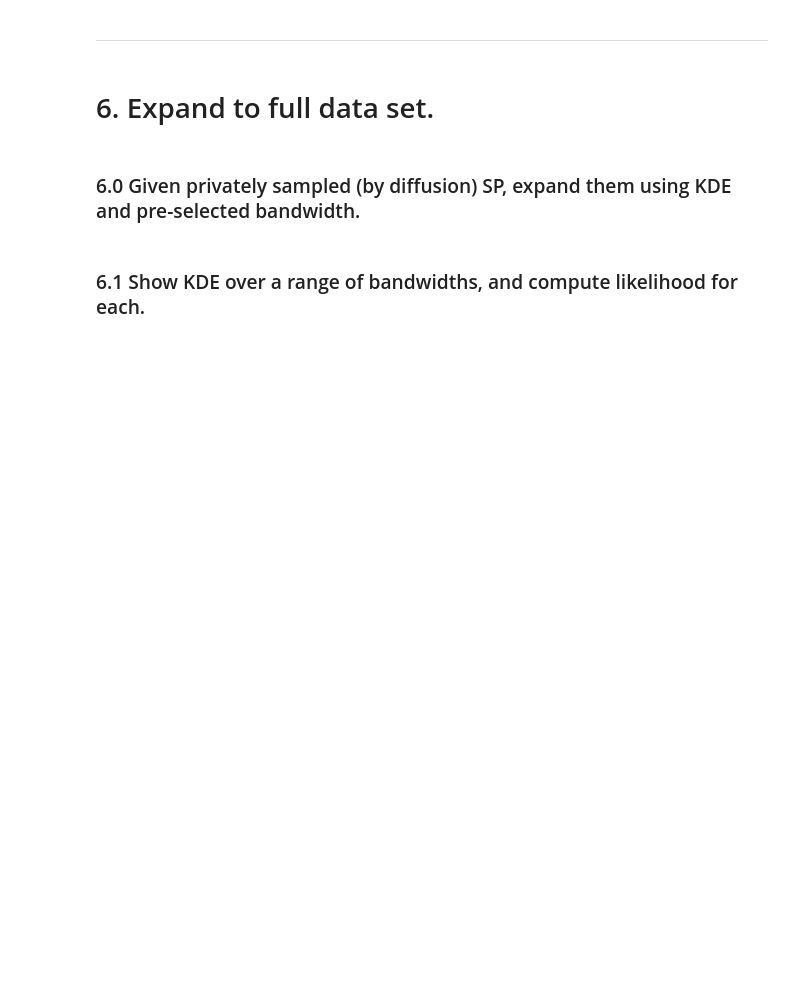
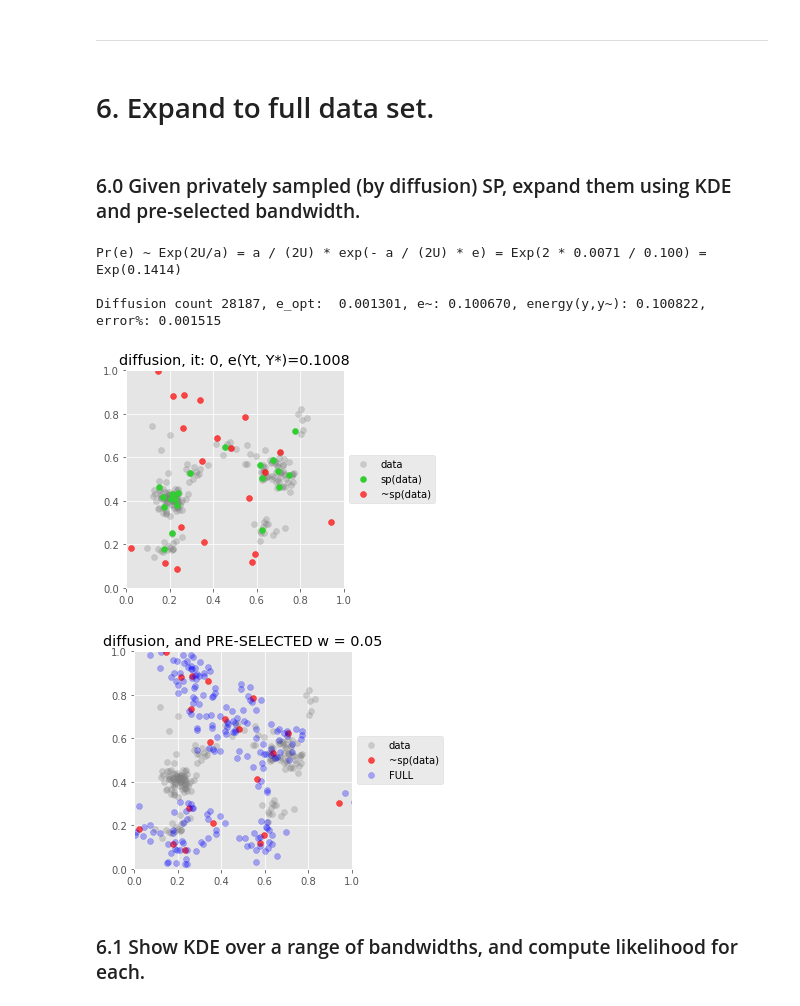
Before and after one commit to diesendruck/pv, a Jupyter notebook: mv_sp_privacy/src/sp_privacy.ipynb, the cells around one changed output. Drawn from its saved outputs; the diff is of its cells as text; code cells hidden in the pictures; blank space fills up the shorter version.

```diff
--- a/mv_sp_privacy/src/sp_privacy.ipynb
+++ b/mv_sp_privacy/src/sp_privacy.ipynb
@@ -50,7 +50,7 @@ MAX_ITER = 301                   # Num iterations in each support point optimiza
 LR = 0.01                        # Energy optimization learning rate. [1e-2]
 
 ENERGY_POWER = 2.                # Power for energy distance kernel.
-ALPHA = 1                        # Differential privacy level.
+ALPHA = .1                       # Differential privacy level.
 M = 200                          # Number of data points.
 N = 20                           # Number of support points.
 DIM = 2                          # Dimension of data.
@@ -161,27 +176,34 @@ ___
 # %%
 # Show data and y_tilde.
 NUM_Y_TILDES = 1
 METHOD = 'diffusion'
 BANDWIDTH = 0.05
 SAMPLE_SIZE = M
+STEP_SIZE = 2e-3
 
 (y_tilde,
  y_tilde_upsampled,
  y_tilde_expansion,
  energy_y_y_tilde) = sample_full_set_by_diffusion(e_opt, energy_sensitivity,
                                                   x, y_opt, STEP_SIZE, ALPHA,
                                                   BANDWIDTH, SAMPLE_SIZE)
 
 plt.scatter(x[:, 0], x[:, 1], c='gray', alpha=0.3, label='data')
 plt.scatter(y_tilde[:, 0], y_tilde[:, 1], c='red', alpha=0.7, label='~sp(data)')
 plt.scatter(y_tilde_expansion[:, 0], y_tilde_expansion[:, 1], c='blue',
             alpha=0.3, label='FULL')
 
 plt.title('{}, and PRE-SELECTED w = {}'.format(METHOD, BANDWIDTH))
 plt.legend(loc='center left', bbox_to_anchor=(1, 0.5))
 plt.xlim(0, 1)
 plt.ylim(0, 1)
 plt.gca().set_aspect('equal', adjustable='box')
 plt.show()
+# %% [output]
+Pr(e) ~ Exp(2U/a) = a / (2U) * exp(- a / (2U) * e) = Exp(2 * 0.0071 / 0.100) = Exp(0.1414)
+
+Diffusion count 28187, e_opt:  0.001301, e~: 0.100670, energy(y,y~): 0.100822, error%: 0.001515
+[figure, added]
+[figure, added]
 # %% [markdown]
 ###  6.1  Show KDE over a range of bandwidths, and compute likelihood for each.
```
Also changed, not shown: parts of 8 cells of this notebook, 1 other file.
